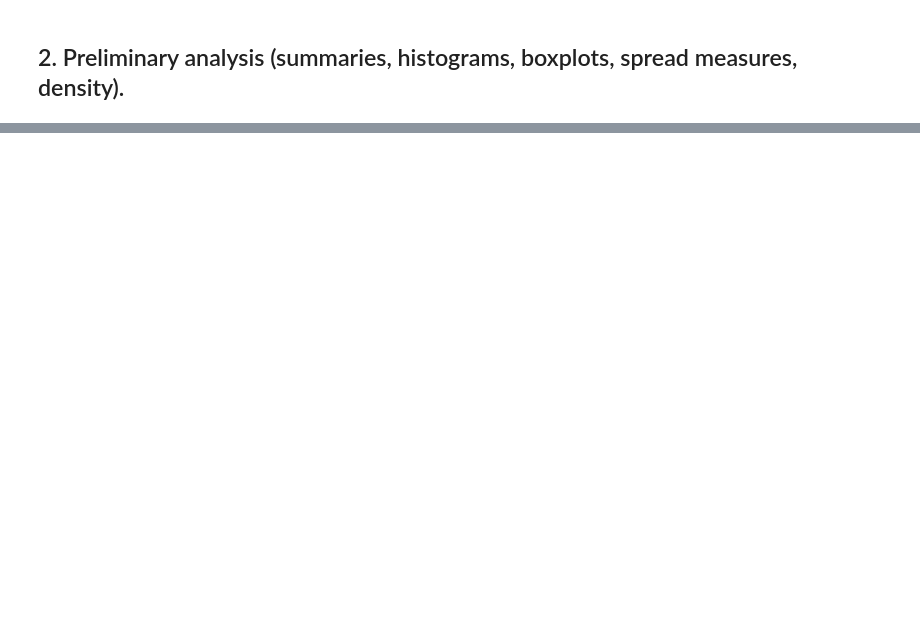
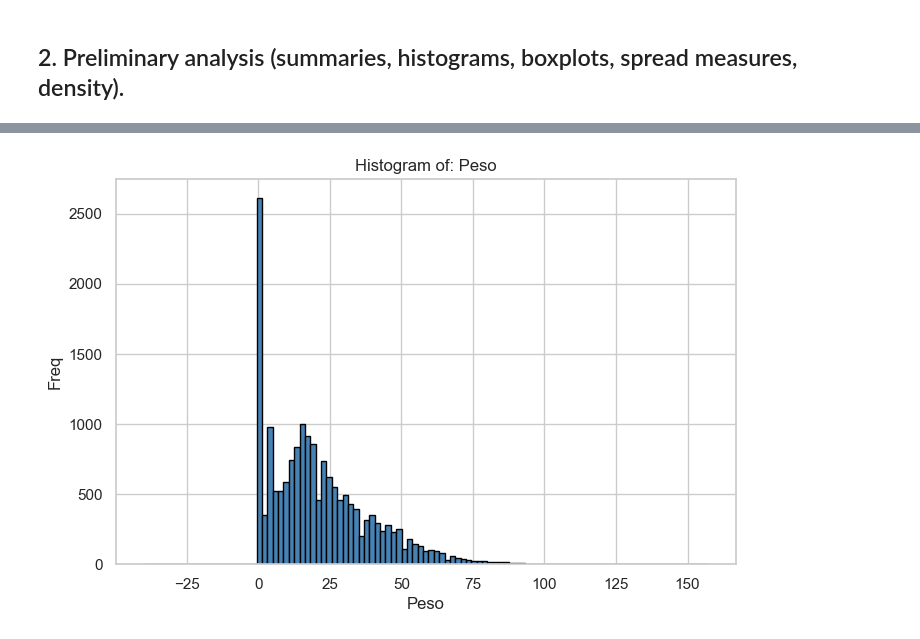
Before and after one commit to RS181/Data-Mining-I, a Jupyter notebook: Assignment/raw_data_analysis-v2.ipynb, the cells around one changed output, grey strips where cells are left out. Cells and saved outputs as stored; diff of their text form; code cells hidden in the pictures; blank space fills up the shorter version.

```diff
--- a/Assignment/raw_data_analysis-v2.ipynb
+++ b/Assignment/raw_data_analysis-v2.ipynb
@@ -106,0 +317,91 @@ Followed the references values found in https://www.forbes.com/health/wellness/n
+# %%
+import matplotlib.pyplot as plt
+import seaborn as sns
+import pandas as pd
+import numpy as np
+
+
+# 1. Definir as listas de features com base na sua imagem
+# (Excluindo 'ID')
+
+# Features Numéricas (Ratio ou Interval) para Histogramas
+numeric_features = [
+    'Peso', 'Altura', 'IMC', 'Idade',
+    'SBP', 'DBP', 'Result SBP-DBP', 'FC'
+]
+
+# Features Categóricas (Nominal) para Gráficos de Barras
+# Nota: 'Atendimento' e 'DN' são Intervalo (datas) na tabela,
+# mas são melhor visualizados como categorias (countplots).
+categorical_features = [
+    'Atendimento', 'DN', 'Convenio', 'Pulsos',
+    'Patologia', 'B2', 'Sopro',
+    'HDA1', 'HDA2', 'Sexo', 'Motivo1', 'Motivo2'
+]
+
+sns.set_style("whitegrid")
+
+# --- 2. Plot Histograms for numerical features---
+print("--- Generating Histograms for Numerical Features ---")
+for feature in numeric_features:
+    if feature == 'Result SBP-DBP':
+        plt.figure(figsize=(20, 5))
+    else:
+        plt.figure(figsize=(8, 5))
+
+    # Usar .dropna() para remover valores NaN (missing) antes de plotar
+    # O 'bins='fd'' (Freedman-Diaconis) pode falhar se houver muitos NaNs
+    try:
+        data_to_plot = data[feature].dropna()
+        plt.hist(data_to_plot, bins='fd', color='steelblue', edgecolor='black')
+        plt.title(f'Histogram of: {feature}')
+        plt.xlabel(feature)
+        plt.ylabel('Freq')
+    except Exception as e:
+        print(f"Could make the plot of {feature} (maybe 'fd' failed): {e}")
+
+    plt.show()
+
+
+# --- 3. Plot Countplots for Categorical Features---
+print("\n--- Generating Countplot for Categorical Features---")
+for feature in categorical_features:
+    # Criar uma nova figura para cada plot
+    plt.figure(figsize=(10, 6))
+
+    # Usar sns.countplot para a visualização categórica "correta"
+
+    # Calcular a ordem (do mais frequente para o menos frequente)
+    try:
+        # Obter o N de categorias únicas
+        n_unique = data[feature].nunique()
+
+        plot_title = f'Categorical Distribution of: {feature}'
+        order = data[feature].value_counts().index
+
+        # Ajuste para alta cardinalidade (ex: 'Atendimento', 'DN')
+        # Se houver mais de 25 categorias, plotamos apenas as 25 principais
+        if n_unique > 25:
+            plot_title = f'Distribution of : {feature} (Top 25 Categories)'
+            # Pegar o índice das 25 principais
+            top_25 = order[:25]
+            # Filtrar dados para plotar apenas o top 25
+            plot_data = data[data[feature].isin(top_25)]
+            sns.countplot(x=feature, data=plot_data, color='orange', order=top_25)
+        else:
+            # Plotar todas as categorias se forem 25 ou menos
+            sns.countplot(x=feature, data=data, color='orange', order=order)
+
+        plt.title(plot_title)
+        plt.xlabel(feature)
+        plt.ylabel('Freq.')
+
+        # Rotacionar os labels do eixo X para melhor leitura
+        plt.xticks(rotation=45, ha='right')
+
+    except Exception as e:
+        print(f"Could not plot {feature} (maybe a error of data type): {e}")
+
+    plt.tight_layout() # Ajusta o layout para evitar que os labels sejam cortados
+    plt.show() # Exibe o gráfico imediatamente
+# %% [output]
@@ -106,0 +409 @@ Followed the references values found in https://www.forbes.com/health/wellness/n
+[figure, added]
```
Also changed, not shown: parts of 42 cells of this notebook.
